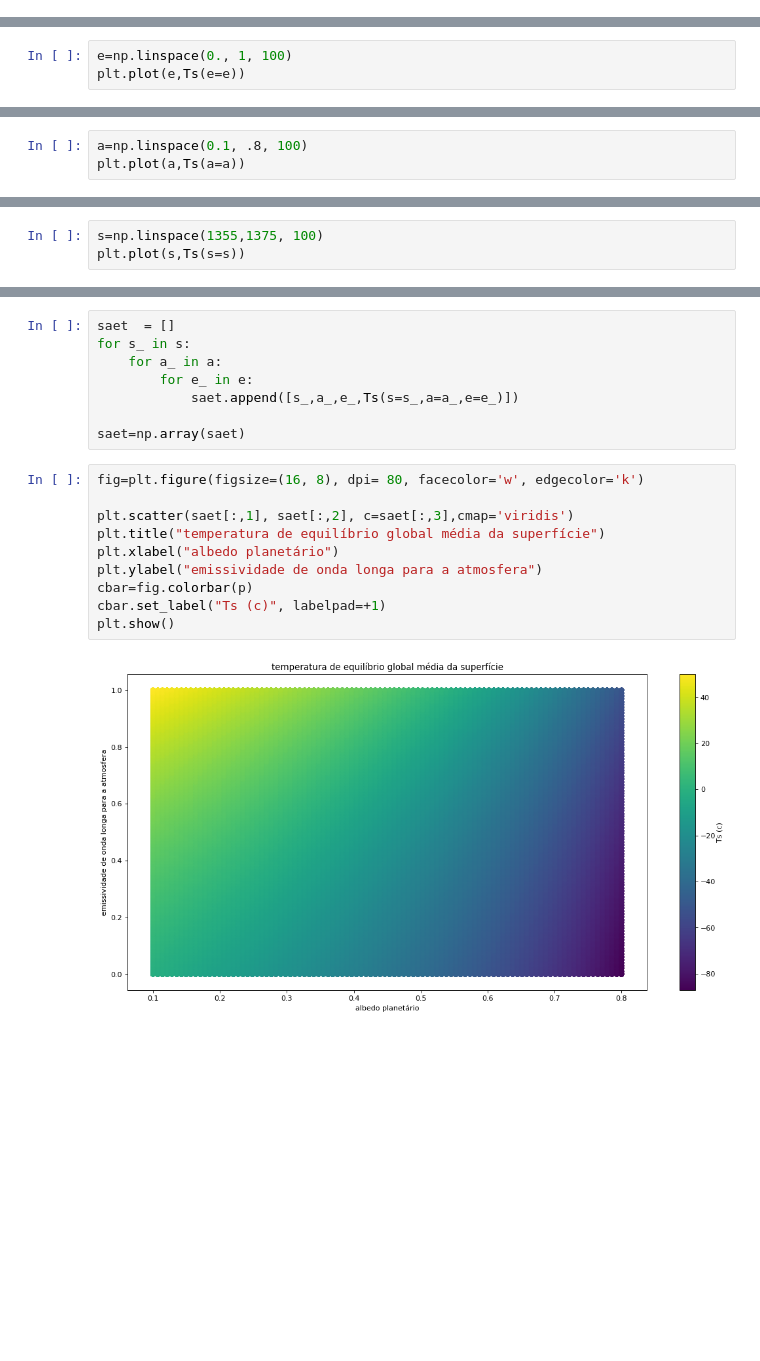
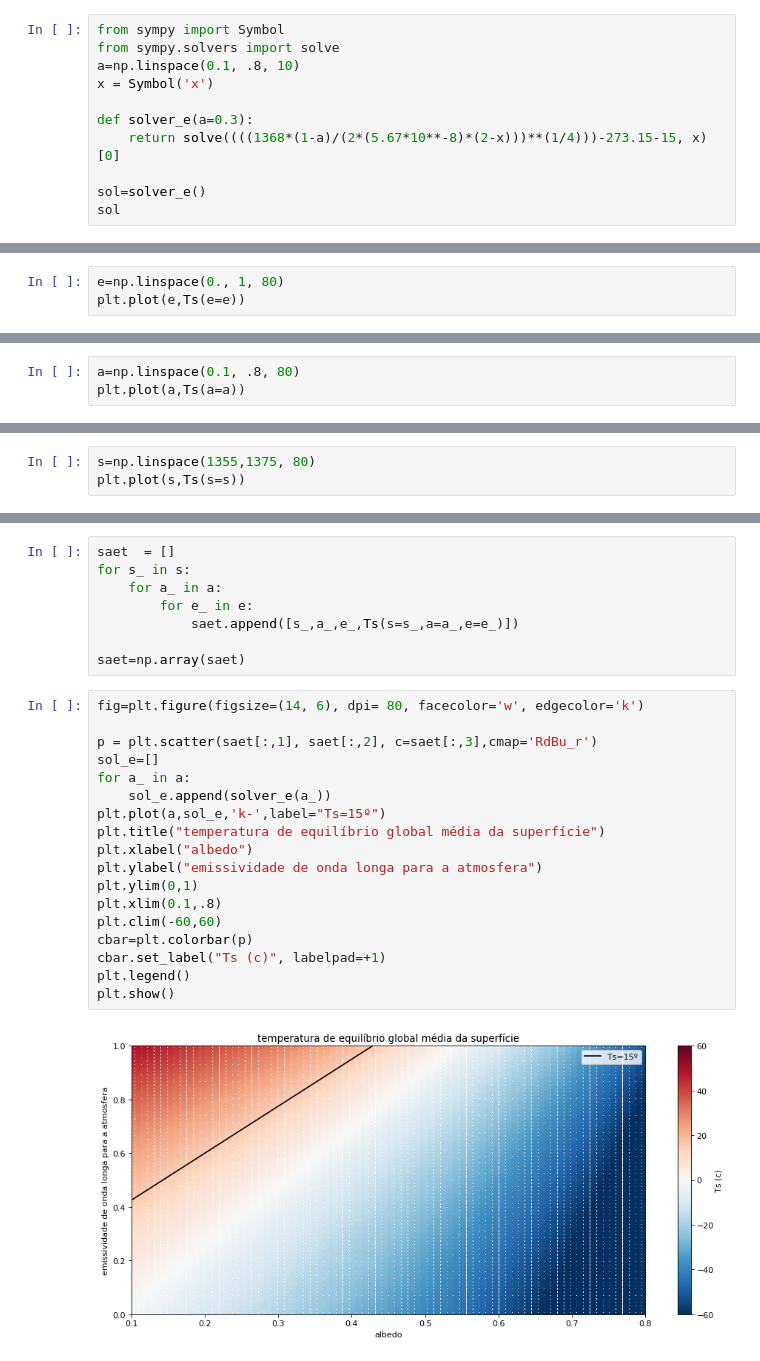
Before and after one commit to ledica/MSES, a Jupyter notebook: isothermal.ipynb, the cells around one changed output, grey strips where cells are left out. Cells and saved outputs as stored; diff of their text form; blank space fills up the shorter version.

```diff
--- a/isothermal.ipynb
+++ b/isothermal.ipynb
@@ -8,0 +20,11 @@ def Ts(s=1368,a=0.3,e=0.7,g=5.67*10**-8):
+# %%
+from sympy import Symbol
+from sympy.solvers import solve
+a=np.linspace(0.1, .8, 10)
+x = Symbol('x')
+
+def solver_e(a=0.3):
+    return solve((((1368*(1-a)/(2*(5.67*10**-8)*(2-x)))**(1/4)))-273.15-15, x)[0]
+
+sol=solver_e()
+sol
@@ -17,17 +37,17 @@ Ts(e=0.9)
 # %%
-e=np.linspace(0., 1, 100)
+e=np.linspace(0., 1, 80)
 plt.plot(e,Ts(e=e))
 # %% [output]
 [<matplotlib.lines.Line2D at 0x...>]
 [figure]
 # %%
-a=np.linspace(0.1, .8, 100)
+a=np.linspace(0.1, .8, 80)
 plt.plot(a,Ts(a=a))
 # %% [output]
 [<matplotlib.lines.Line2D at 0x...>]
 [figure]
 # %%
-s=np.linspace(1355,1375, 100)
+s=np.linspace(1355,1375, 80)
 plt.plot(s,Ts(s=s))
 # %% [output]
 [<matplotlib.lines.Line2D at 0x...>]
@@ -41,15 +61,23 @@ for s_ in s:
 
 saet=np.array(saet)
 # %%
-fig=plt.figure(figsize=(16, 8), dpi= 80, facecolor='w', edgecolor='k')
+fig=plt.figure(figsize=(14, 6), dpi= 80, facecolor='w', edgecolor='k')
 
-plt.scatter(saet[:,1], saet[:,2], c=saet[:,3],cmap='viridis')
+p = plt.scatter(saet[:,1], saet[:,2], c=saet[:,3],cmap='RdBu_r')
+sol_e=[]
+for a_ in a:
+    sol_e.append(solver_e(a_))
+plt.plot(a,sol_e,'k-',label="Ts=15º")
 plt.title("temperatura de equilíbrio global média da superfície")
-plt.xlabel("albedo planetário")
+plt.xlabel("albedo")
 plt.ylabel("emissividade de onda longa para a atmosfera")
-cbar=fig.colorbar(p)
+plt.ylim(0,1)
+plt.xlim(0.1,.8)
+plt.clim(-60,60)
+cbar=plt.colorbar(p)
 cbar.set_label("Ts (c)", labelpad=+1)
+plt.legend()
 plt.show()
 # %% [output]
-[figure, old version]
+[figure, new version]
 # %%
```
Also changed, not shown: parts of 10 cells of this notebook.
